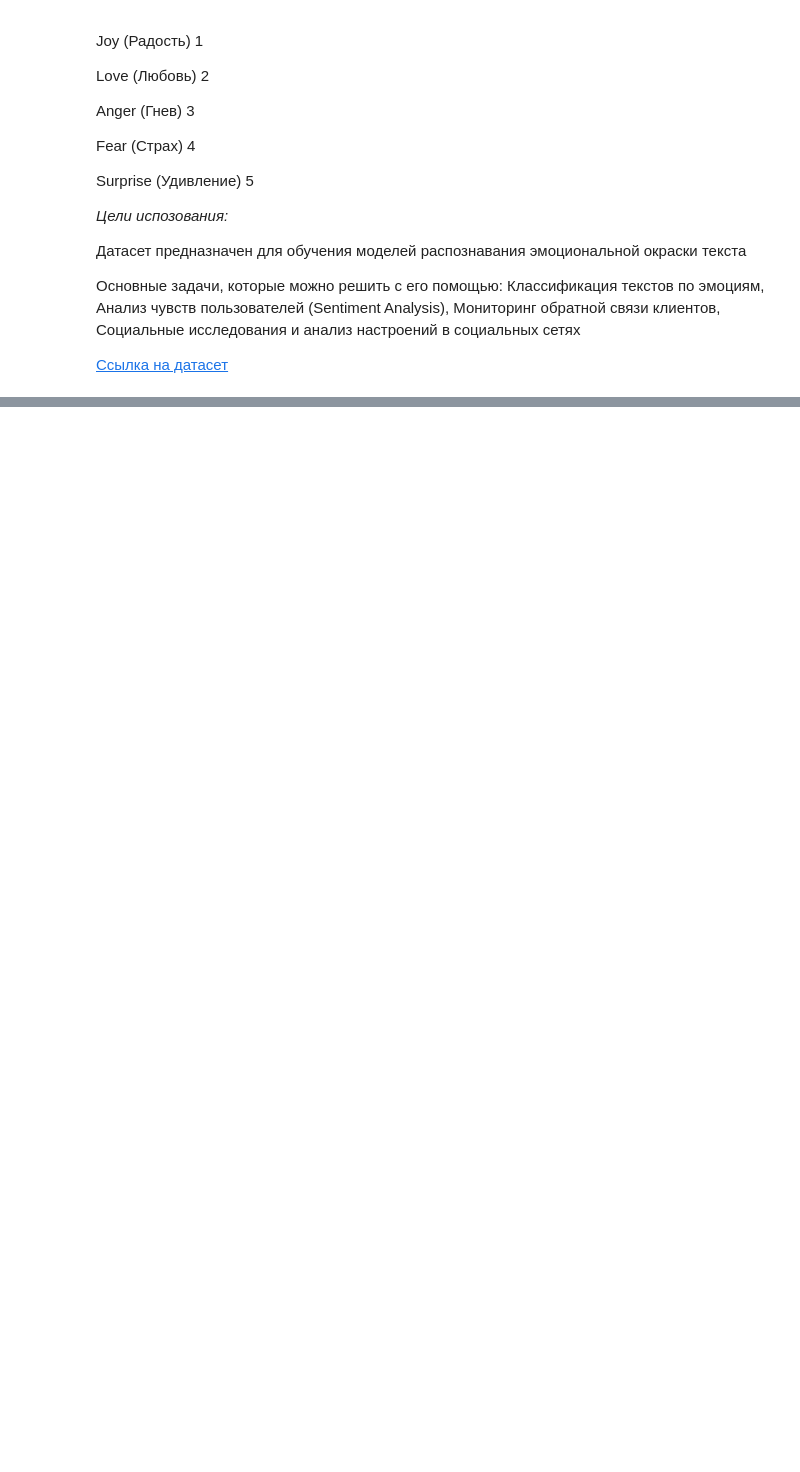
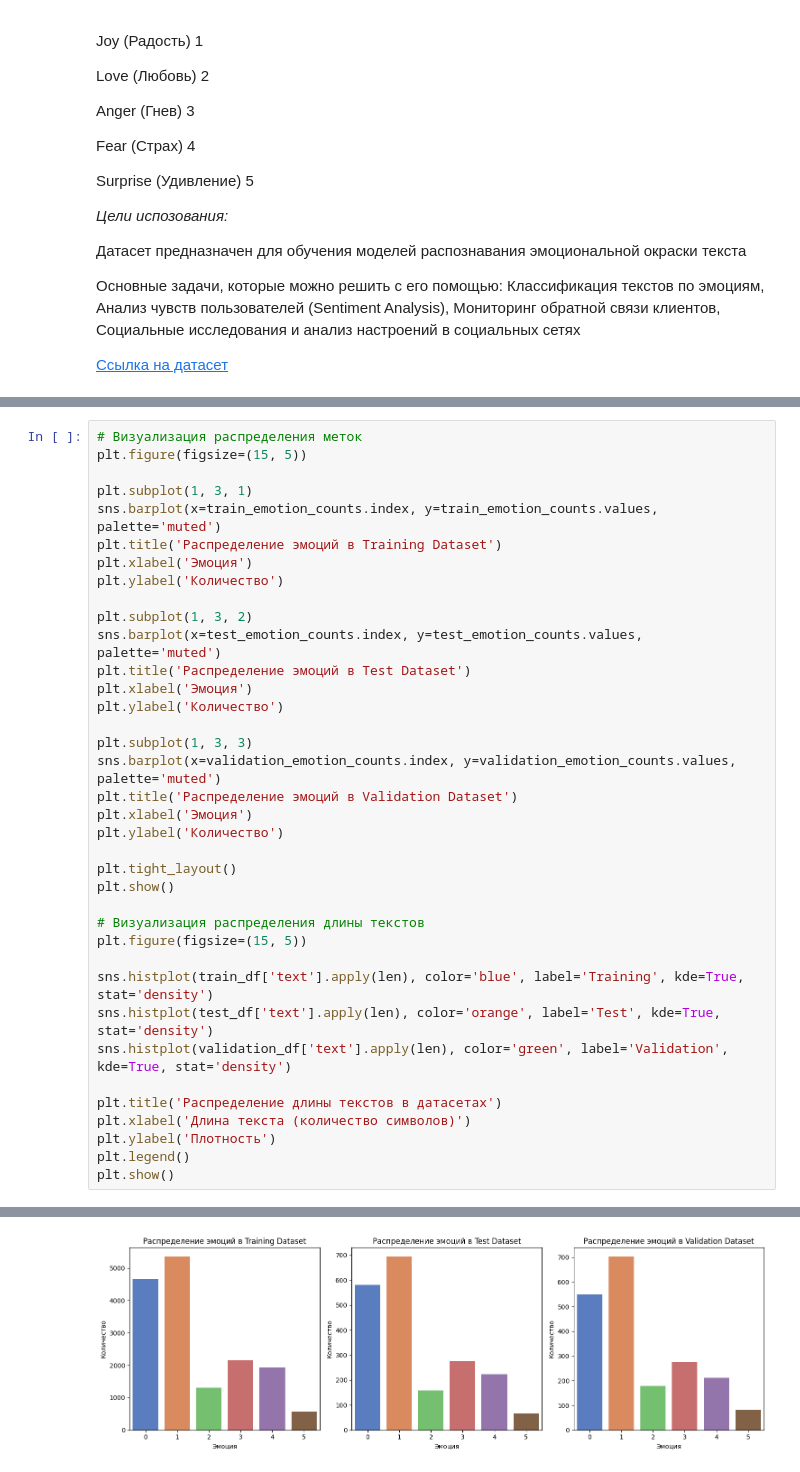
Before and after one commit to Godlaa/neuroPeoplesFinal, a Jupyter notebook: main.ipynb, the cells around one changed output, grey strips where cells are left out. Cells and saved outputs as stored; diff of their text form; blank space fills up the shorter version.

```diff
--- a/main.ipynb
+++ b/main.ipynb
@@ -47,0 +112,38 @@ import seaborn as sns
+# %%
+# Визуализация распределения меток
+plt.figure(figsize=(15, 5))
+
+plt.subplot(1, 3, 1)
+sns.barplot(x=train_emotion_counts.index, y=train_emotion_counts.values, palette='muted')
+plt.title('Распределение эмоций в Training Dataset')
+plt.xlabel('Эмоция')
+plt.ylabel('Количество')
+
+plt.subplot(1, 3, 2)
+sns.barplot(x=test_emotion_counts.index, y=test_emotion_counts.values, palette='muted')
+plt.title('Распределение эмоций в Test Dataset')
+plt.xlabel('Эмоция')
+plt.ylabel('Количество')
+
+plt.subplot(1, 3, 3)
+sns.barplot(x=validation_emotion_counts.index, y=validation_emotion_counts.values, palette='muted')
+plt.title('Распределение эмоций в Validation Dataset')
+plt.xlabel('Эмоция')
+plt.ylabel('Количество')
+
+plt.tight_layout()
+plt.show()
+
+# Визуализация распределения длины текстов
+plt.figure(figsize=(15, 5))
+
+sns.histplot(train_df['text'].apply(len), color='blue', label='Training', kde=True, stat='density')
+sns.histplot(test_df['text'].apply(len), color='orange', label='Test', kde=True, stat='density')
+sns.histplot(validation_df['text'].apply(len), color='green', label='Validation', kde=True, stat='density')
+
+plt.title('Распределение длины текстов в датасетах')
+plt.xlabel('Длина текста (количество символов)')
+plt.ylabel('Плотность')
+plt.legend()
+plt.show()
+# %% [output]
@@ -47,0 +161 @@ import seaborn as sns
+[figure, added]
```
Also changed, not shown: parts of 12 cells of this notebook, 5 other files.
